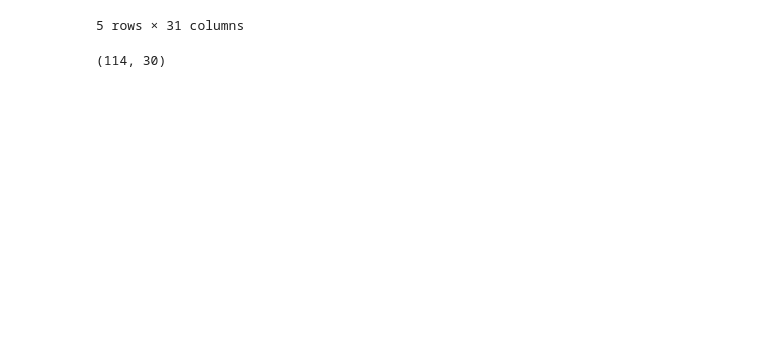
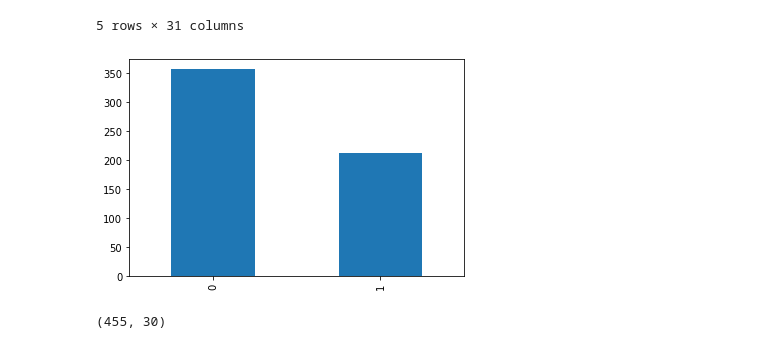
Before and after one commit to MauricioIGC/PrediccionCancer_RedesNeuronales, a Jupyter notebook: RedNeuronal.ipynb, the cells around one changed output. Saved outputs shown, nothing was run; the diff lists cells and outputs as text; code cells hidden in the pictures; blank space fills up the shorter version.

```diff
--- a/RedNeuronal.ipynb
+++ b/RedNeuronal.ipynb
@@ -30,15 +30,25 @@ data.head()
 | 3 | 1 | 11.42 | 20.38 | 77.58 | 386.1 | 0.14250 | 0.28390 | ... |
 | 4 | 1 | 20.29 | 14.34 | 135.10 | 1297.0 | 0.10030 | 0.13280 | ... |
 5 rows × 31 columns
+# %%
+#Contamos los valores de cada columna
+data.diagnosis.value_counts()
+graph = data.diagnosis.value_counts().plot(kind='bar')
+plt.show()
+#Como hay pocos datos maliciosos y muchos benignos, habrá un sesgo de datos que
+# provocará que el acurracy nos de info inexacta, para
+#esto sirve el f1_score
+# %% [output]
+[figure, added]
 # %%
 #Librería para dividir los datos
 from sklearn.model_selection import train_test_split
 Y=data.diagnosis
 X=data.drop(['diagnosis'], axis=1)
 X_train, X_test, Y_train, Y_test = train_test_split(X, Y, test_size=0.2, random_state=42)
-X_test.shape
+X_train.shape
 # %% [output]
-(114, 30)
+(455, 30)
 # %%
 n0=30
 n1=30
```
Also changed, not shown: parts of 11 cells of this notebook.
